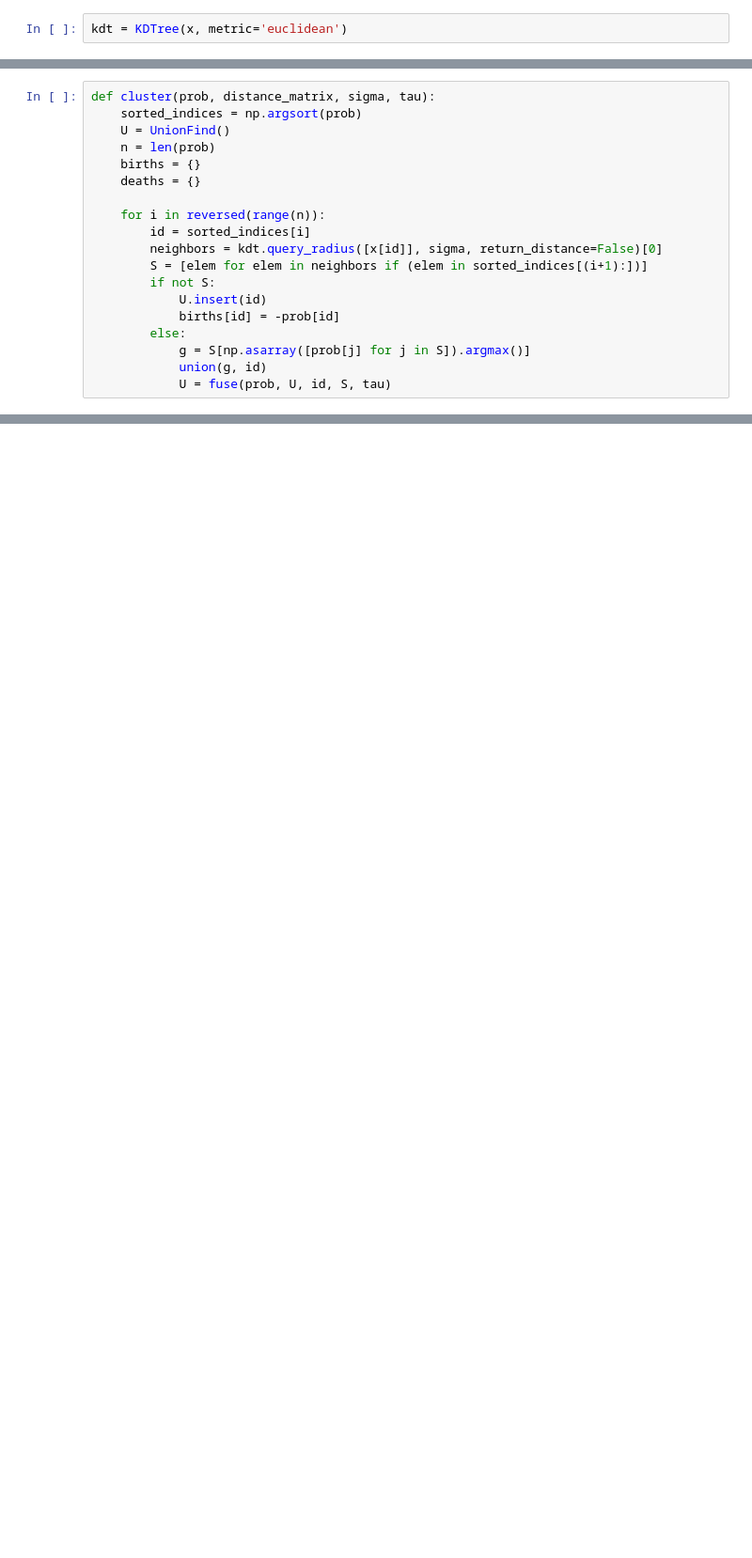
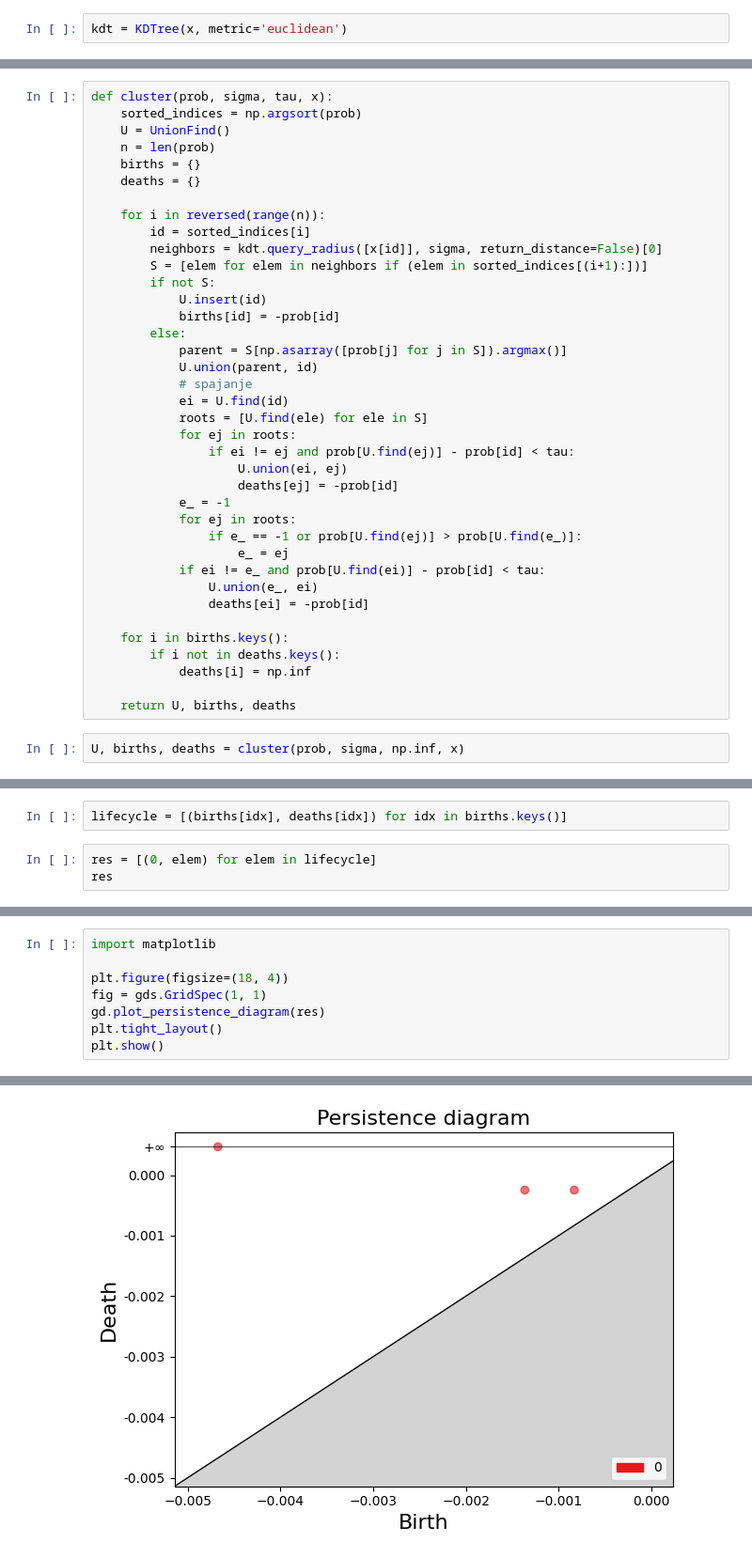
Before and after one commit to jormundur00/ToMAToAlgorithm, a Jupyter notebook: ImageSegmentation.ipynb, the cells around one changed output, grey strips where cells are left out. Shown at 94% size. Drawn from its saved outputs; the diff is of its cells as text; blank space fills up the shorter version.

```diff
--- a/ImageSegmentation.ipynb
+++ b/ImageSegmentation.ipynb
@@ -132,5 +140,5 @@ def fuse(prob, U, i, S, tau):
 # %%
-def cluster(prob, distance_matrix, sigma, tau):
+def cluster(prob, sigma, tau, x):
     sorted_indices = np.argsort(prob)
     U = UnionFind()
     n = len(prob)
@@ -145,6 +153,27 @@ def cluster(prob, distance_matrix, sigma, tau):
             U.insert(id)
             births[id] = -prob[id]
         else:
-            g = S[np.asarray([prob[j] for j in S]).argmax()]
-            union(g, id)
-            U = fuse(prob, U, id, S, tau)
+            parent = S[np.asarray([prob[j] for j in S]).argmax()]
+            U.union(parent, id)
+            # spajanje
+            ei = U.find(id)
+            roots = [U.find(ele) for ele in S]
+            for ej in roots:
+                if ei != ej and prob[U.find(ej)] - prob[id] < tau:
+                    U.union(ei, ej)
+                    deaths[ej] = -prob[id]
+            e_ = -1
+            for ej in roots:
+                if e_ == -1 or prob[U.find(ej)] > prob[U.find(e_)]:
+                    e_ = ej
+            if ei != e_ and prob[U.find(ei)] - prob[id] < tau:
+                U.union(e_, ei)
+                deaths[ei] = -prob[id]
+
+    for i in births.keys():
+        if i not in deaths.keys():
+            deaths[i] = np.inf
+
+    return U, births, deaths
+# %%
+U, births, deaths = cluster(prob, sigma, np.inf, x)
@@ -150,0 +182,5 @@ def cluster(prob, distance_matrix, sigma, tau):
+# %%
+lifecycle = [(births[idx], deaths[idx]) for idx in births.keys()]
+# %%
+res = [(0, elem) for elem in lifecycle]
+res
@@ -150,0 +196,9 @@ def cluster(prob, distance_matrix, sigma, tau):
+# %%
+import matplotlib
+
+plt.figure(figsize=(18, 4))
+fig = gds.GridSpec(1, 1)
+gd.plot_persistence_diagram(res)
+plt.tight_layout()
+plt.show()
+# %% [output]
@@ -150,0 +206 @@ def cluster(prob, distance_matrix, sigma, tau):
+[figure, added]
```
Also changed, not shown: parts of 19 cells of this notebook, 2 other files.
